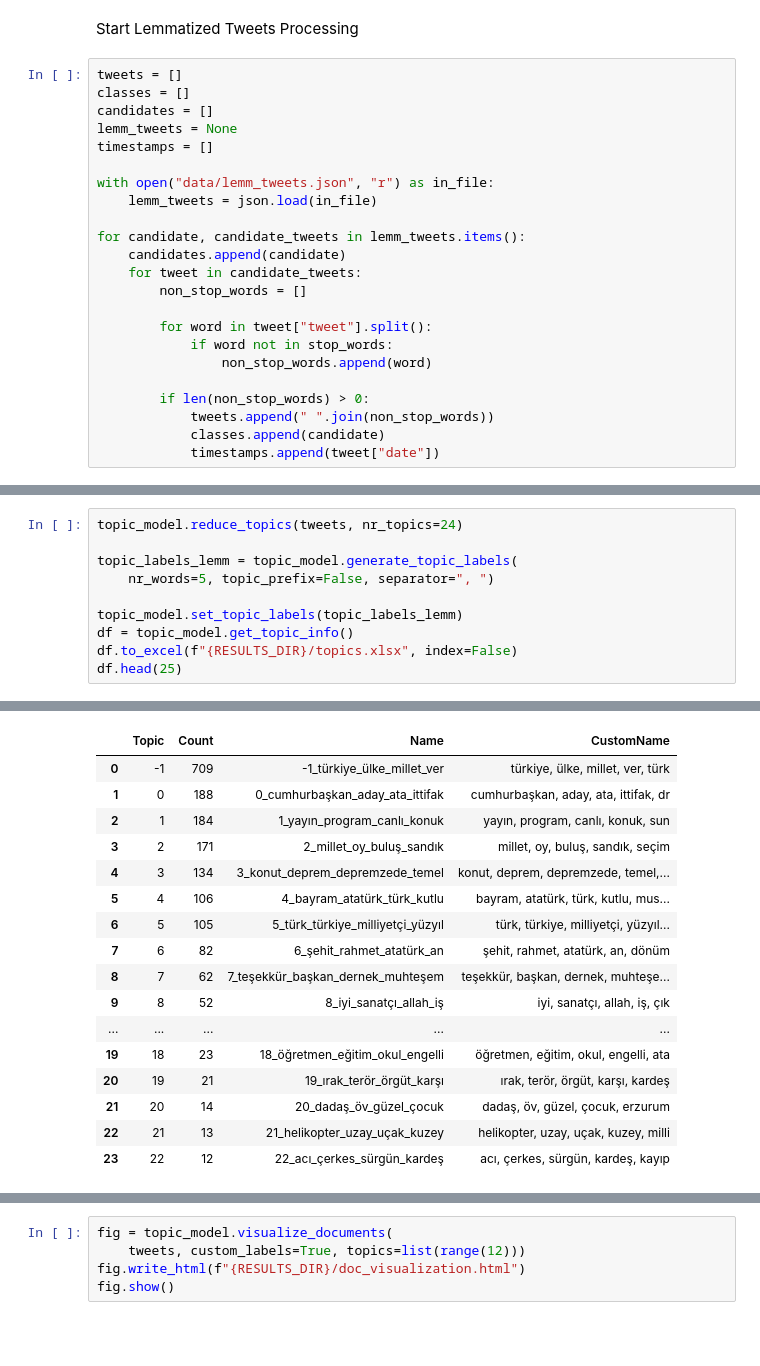
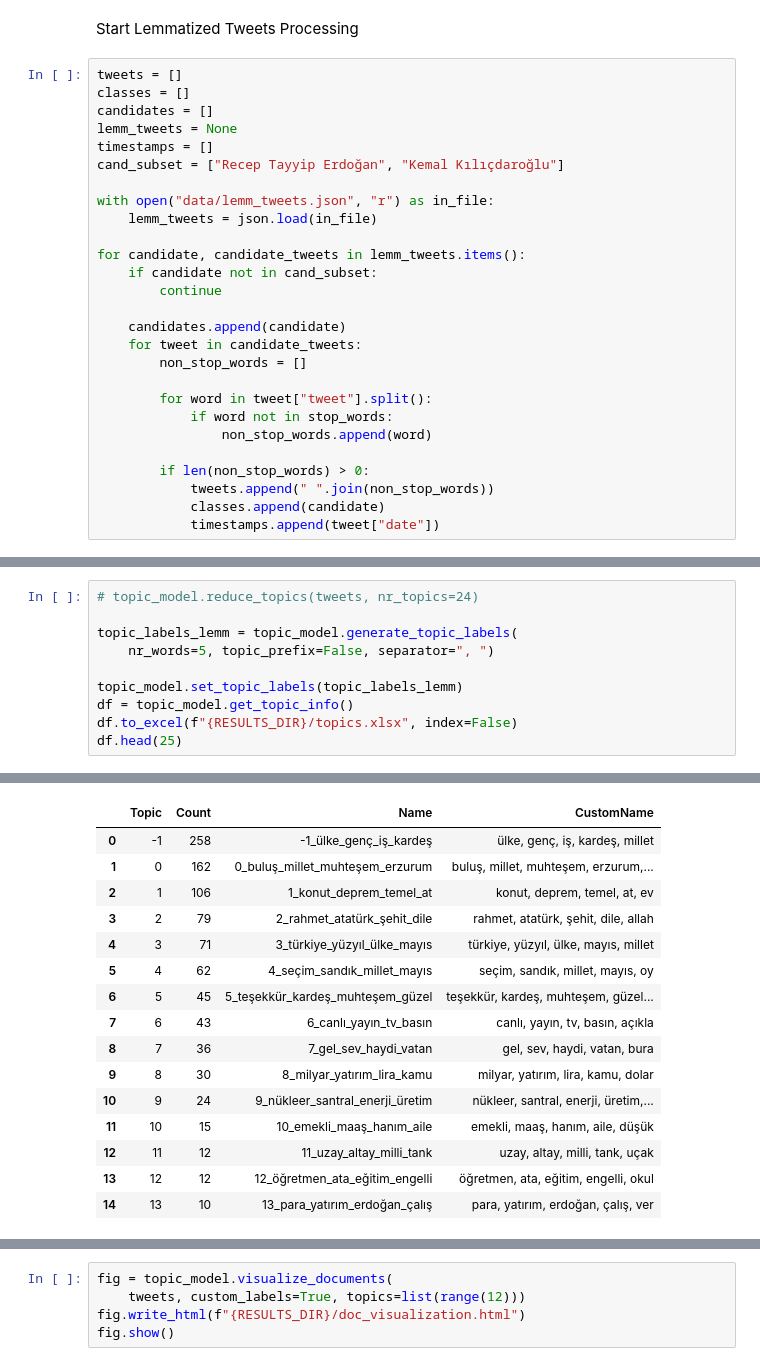
Before and after one commit to ihpar/secim, a Jupyter notebook: bertopic_analysis.ipynb, the cells around one changed output, grey strips where cells are left out. Drawn from its saved outputs; the diff is of its cells as text; blank space fills up the shorter version.

Commit message:
reduces candidate num to 2

```diff
--- a/bertopic_analysis.ipynb
+++ b/bertopic_analysis.ipynb
@@ -22,11 +22,15 @@ classes = []
 candidates = []
 lemm_tweets = None
 timestamps = []
+cand_subset = ["Recep Tayyip Erdoğan", "Kemal Kılıçdaroğlu"]
 
 with open("data/lemm_tweets.json", "r") as in_file:
     lemm_tweets = json.load(in_file)
 
 for candidate, candidate_tweets in lemm_tweets.items():
+    if candidate not in cand_subset:
+        continue
+
     candidates.append(candidate)
     for tweet in candidate_tweets:
         non_stop_words = []
@@ -74,5 +85,5 @@ OMP: Info #276: omp_set_nested routine deprecated, please use omp_set_max_active
 # %%
-topic_model.reduce_topics(tweets, nr_topics=24)
+# topic_model.reduce_topics(tweets, nr_topics=24)
 
 topic_labels_lemm = topic_model.generate_topic_labels(
     nr_words=5, topic_prefix=False, separator=", ")
@@ -86,19 +96,18 @@ df.head(25)
 |  | Topic | Count | Name | CustomName |
-| 0 | -1 | 709 | -1_türkiye_ülke_millet_ver | türkiye, ülke, millet, ver, türk |
-| 1 | 0 | 188 | 0_cumhurbaşkan_aday_ata_ittifak | cumhurbaşkan, aday, ata, ittifak, dr |
-| 2 | 1 | 184 | 1_yayın_program_canlı_konuk | yayın, program, canlı, konuk, sun |
-| 3 | 2 | 171 | 2_millet_oy_buluş_sandık | millet, oy, buluş, sandık, seçim |
-| 4 | 3 | 134 | 3_konut_deprem_depremzede_temel | konut, deprem, depremzede, temel,... |
-| 5 | 4 | 106 | 4_bayram_atatürk_türk_kutlu | bayram, atatürk, türk, kutlu, mus... |
-| 6 | 5 | 105 | 5_türk_türkiye_milliyetçi_yüzyıl | türk, türkiye, milliyetçi, yüzyıl... |
-| 7 | 6 | 82 | 6_şehit_rahmet_atatürk_an | şehit, rahmet, atatürk, an, dönüm |
-| 8 | 7 | 62 | 7_teşekkür_başkan_dernek_muhteşem | teşekkür, başkan, dernek, muhteşe... |
-| 9 | 8 | 52 | 8_iyi_sanatçı_allah_iş | iyi, sanatçı, allah, iş, çık |
-| ... | ... | ... | ... | ... |
-| 19 | 18 | 23 | 18_öğretmen_eğitim_okul_engelli | öğretmen, eğitim, okul, engelli, ata |
-| 20 | 19 | 21 | 19_ırak_terör_örgüt_karşı | ırak, terör, örgüt, karşı, kardeş |
-| 21 | 20 | 14 | 20_dadaş_öv_güzel_çocuk | dadaş, öv, güzel, çocuk, erzurum |
-| 22 | 21 | 13 | 21_helikopter_uzay_uçak_kuzey | helikopter, uzay, uçak, kuzey, milli |
-| 23 | 22 | 12 | 22_acı_çerkes_sürgün_kardeş | acı, çerkes, sürgün, kardeş, kayıp |
+| 0 | -1 | 258 | -1_ülke_genç_iş_kardeş | ülke, genç, iş, kardeş, millet |
+| 1 | 0 | 162 | 0_buluş_millet_muhteşem_erzurum | buluş, millet, muhteşem, erzurum,... |
+| 2 | 1 | 106 | 1_konut_deprem_temel_at | konut, deprem, temel, at, ev |
+| 3 | 2 | 79 | 2_rahmet_atatürk_şehit_dile | rahmet, atatürk, şehit, dile, allah |
+| 4 | 3 | 71 | 3_türkiye_yüzyıl_ülke_mayıs | türkiye, yüzyıl, ülke, mayıs, millet |
+| 5 | 4 | 62 | 4_seçim_sandık_millet_mayıs | seçim, sandık, millet, mayıs, oy |
+| 6 | 5 | 45 | 5_teşekkür_kardeş_muhteşem_güzel | teşekkür, kardeş, muhteşem, güzel... |
+| 7 | 6 | 43 | 6_canlı_yayın_tv_basın | canlı, yayın, tv, basın, açıkla |
+| 8 | 7 | 36 | 7_gel_sev_haydi_vatan | gel, sev, haydi, vatan, bura |
+| 9 | 8 | 30 | 8_milyar_yatırım_lira_kamu | milyar, yatırım, lira, kamu, dolar |
+| 10 | 9 | 24 | 9_nükleer_santral_enerji_üretim | nükleer, santral, enerji, üretim,... |
+| 11 | 10 | 15 | 10_emekli_maaş_hanım_aile | emekli, maaş, hanım, aile, düşük |
+| 12 | 11 | 12 | 11_uzay_altay_milli_tank | uzay, altay, milli, tank, uçak |
+| 13 | 12 | 12 | 12_öğretmen_ata_eğitim_engelli | öğretmen, ata, eğitim, engelli, okul |
+| 14 | 13 | 10 | 13_para_yatırım_erdoğan_çalış | para, yatırım, erdoğan, çalış, ver |
 # %%
 rep_docs_dict = {}
```
Also changed, not shown: parts of 11 cells of this notebook, 11 other files.
